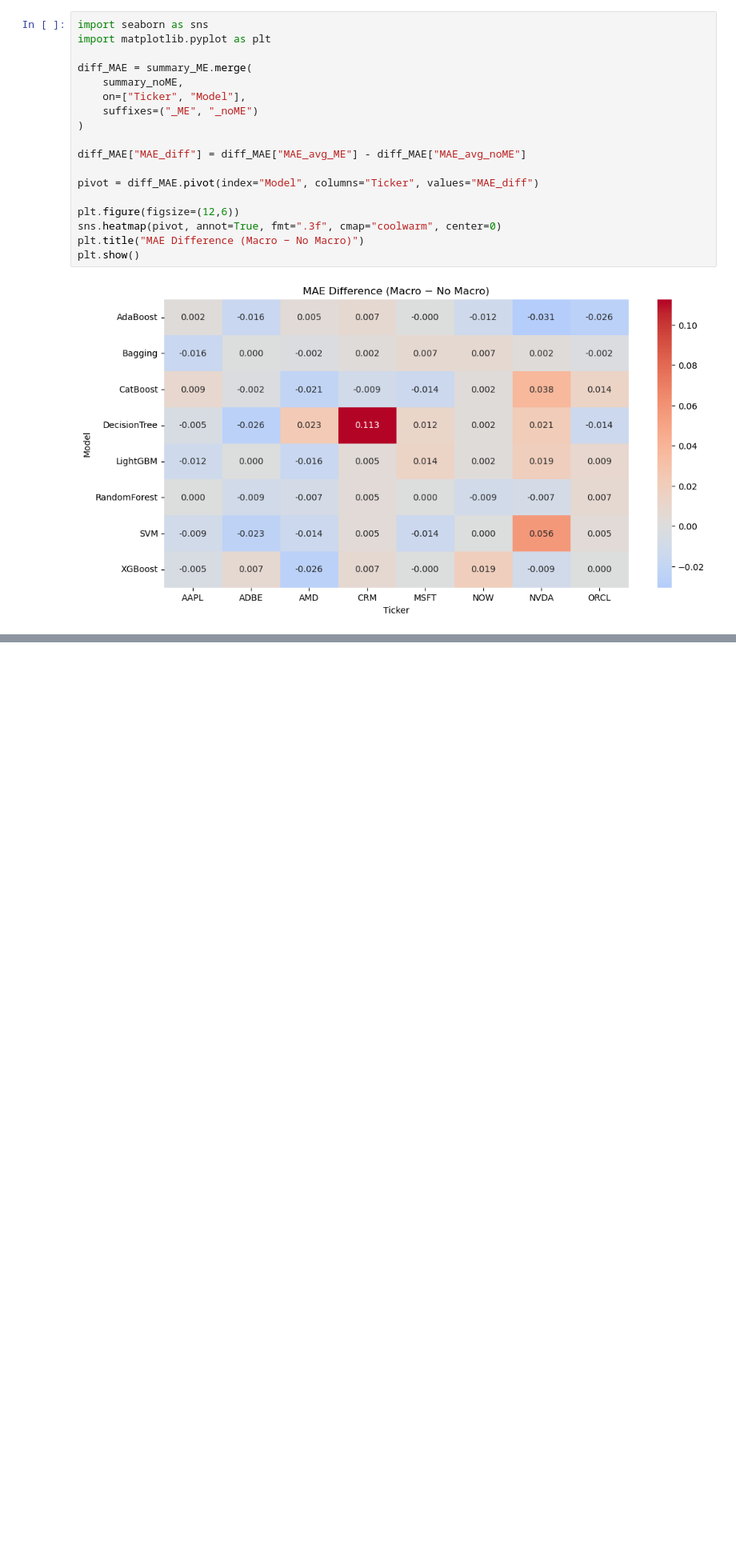
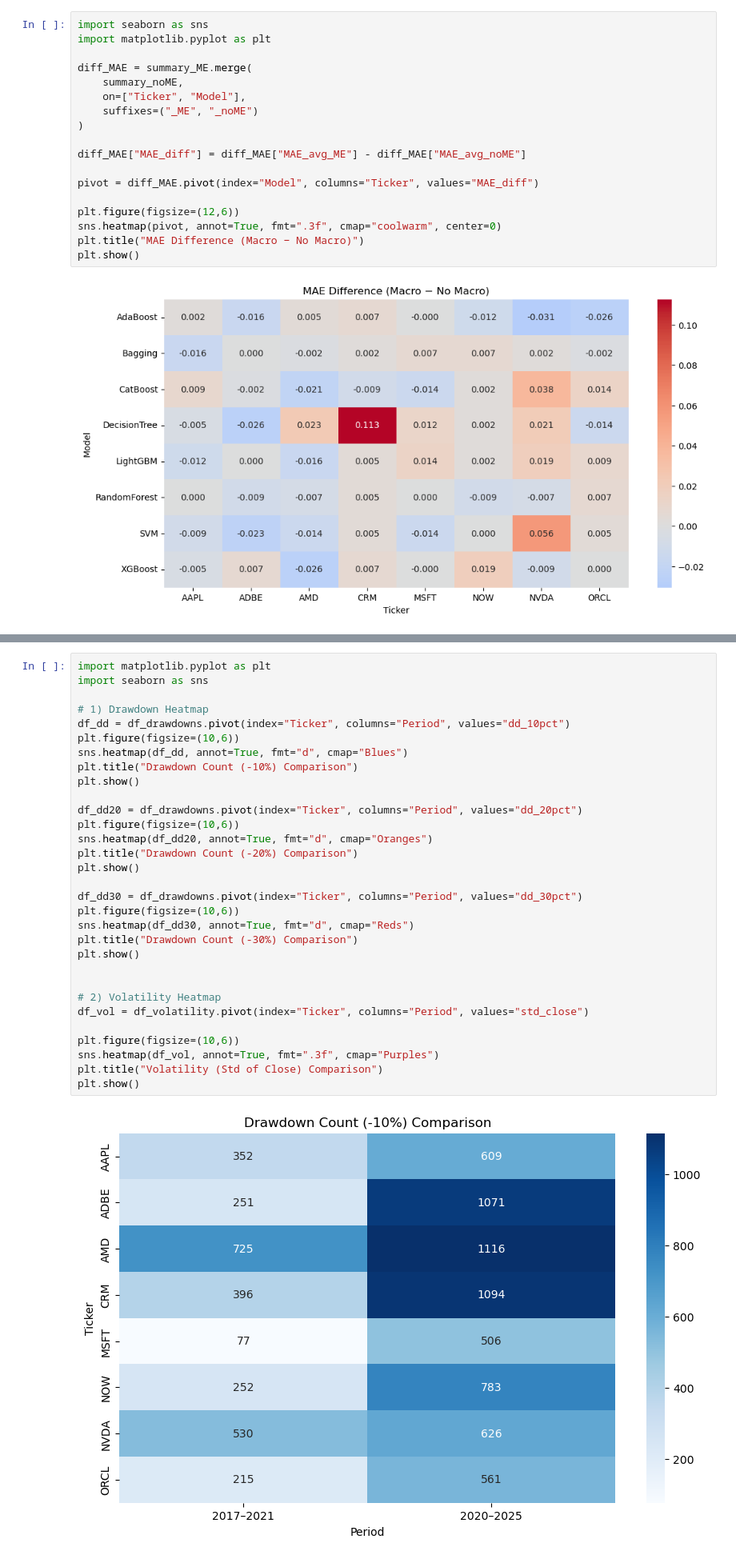
Before and after one commit to hyunwoojang1/DS340W-Repository, a Jupyter notebook: DS340W_Final.ipynb, the cells around one changed output, grey strips where cells are left out. Shown: that part at 80% size. Drawn from its saved outputs; the diff is of its cells as text; blank space fills up the shorter version.

Commit message:
add visualization between different time zone paper vs ds340 project

```diff
--- a/DS340W_Final.ipynb
+++ b/DS340W_Final.ipynb
@@ -338,0 +435,33 @@ plt.show()
+# %%
+import matplotlib.pyplot as plt
+import seaborn as sns
+
+# 1) Drawdown Heatmap
+df_dd = df_drawdowns.pivot(index="Ticker", columns="Period", values="dd_10pct")
+plt.figure(figsize=(10,6))
+sns.heatmap(df_dd, annot=True, fmt="d", cmap="Blues")
+plt.title("Drawdown Count (-10%) Comparison")
+plt.show()
+
+df_dd20 = df_drawdowns.pivot(index="Ticker", columns="Period", values="dd_20pct")
+plt.figure(figsize=(10,6))
+sns.heatmap(df_dd20, annot=True, fmt="d", cmap="Oranges")
+plt.title("Drawdown Count (-20%) Comparison")
+plt.show()
+
+df_dd30 = df_drawdowns.pivot(index="Ticker", columns="Period", values="dd_30pct")
+plt.figure(figsize=(10,6))
+sns.heatmap(df_dd30, annot=True, fmt="d", cmap="Reds")
+plt.title("Drawdown Count (-30%) Comparison")
+plt.show()
+
+
+# 2) Volatility Heatmap
+df_vol = df_volatility.pivot(index="Ticker", columns="Period", values="std_close")
+
+plt.figure(figsize=(10,6))
+sns.heatmap(df_vol, annot=True, fmt=".3f", cmap="Purples")
+plt.title("Volatility (Std of Close) Comparison")
+plt.show()
+# %% [output]
+[figure, added]
```
Also changed, not shown: parts of 2 cells of this notebook.
